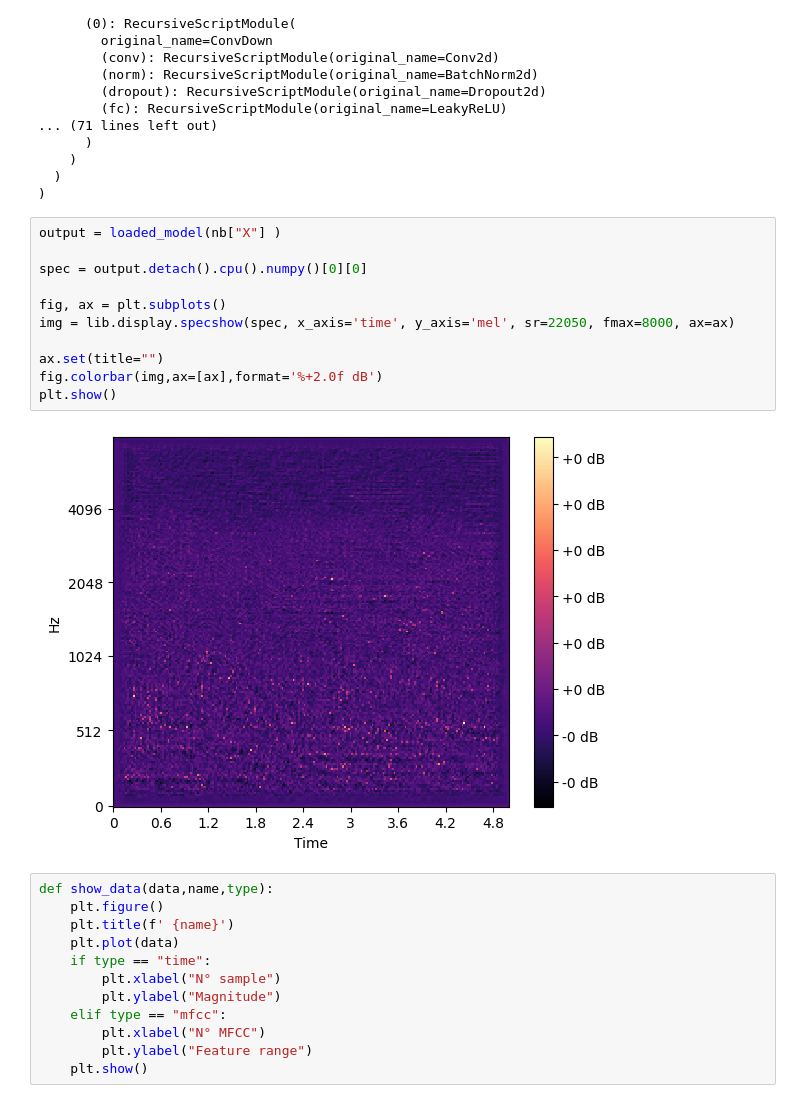
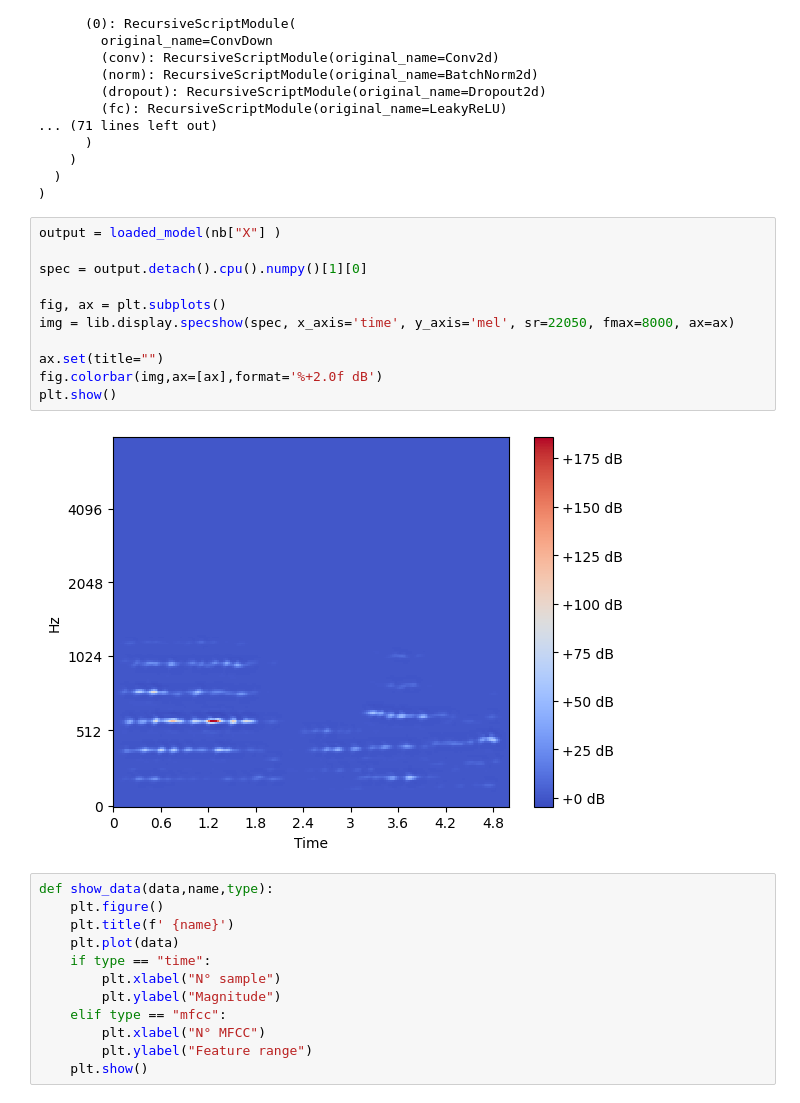
Before and after one commit to MarcoGuzzoC/Audio_Choir_Generator, a Jupyter notebook: GREGO.ipynb, the cells around one changed output. Drawn from its saved outputs; the diff is of its cells as text.

```diff
--- a/GREGO.ipynb
+++ b/GREGO.ipynb
@@ -314,16 +304,16 @@ RecursiveScriptModule(
 # %%
 output = loaded_model(nb["X"] )
 
-spec = output.detach().cpu().numpy()[0][0]
+spec = output.detach().cpu().numpy()[1][0]
 
 fig, ax = plt.subplots()
 img = lib.display.specshow(spec, x_axis='time', y_axis='mel', sr=22050, fmax=8000, ax=ax)
 
 ax.set(title="")
 fig.colorbar(img,ax=[ax],format='%+2.0f dB')
 plt.show()
 # %% [output]
-[figure, old version]
+[figure, new version]
 # %%
 def show_data(data,name,type):
     plt.figure()
```
Also changed, not shown: parts of 7 cells of this notebook, 3 other files.
